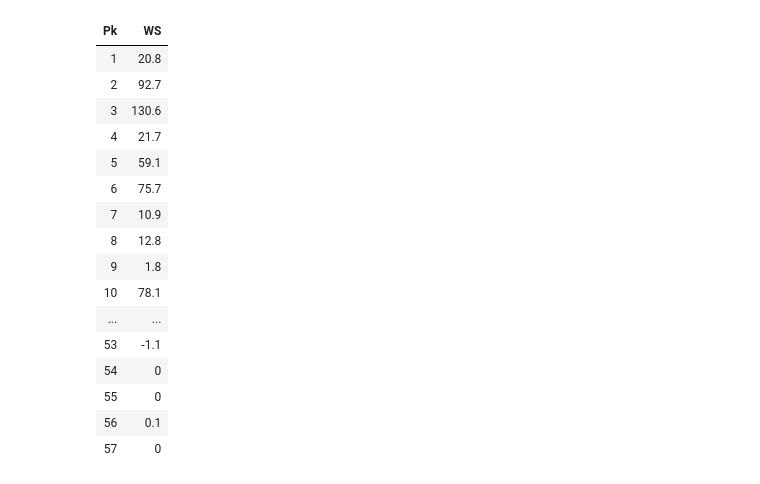
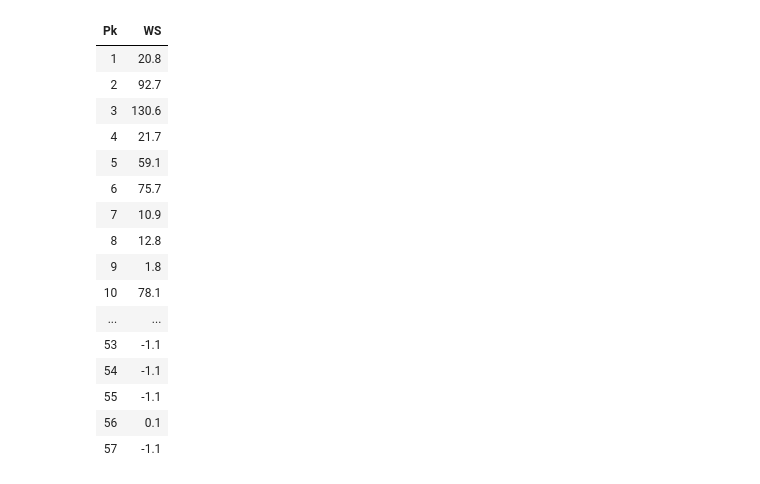
Before and after one commit to canzhiye/nba-draft-adages, a Jupyter notebook: Untitled.ipynb, the cells around one changed output. Saved outputs shown, nothing was run; the diff lists cells and outputs as text; code cells hidden in the pictures.

```diff
--- a/Untitled.ipynb
+++ b/Untitled.ipynb
@@ -9,33 +12,33 @@ anthro_data = [Table.read_table('data/drafts/draft_NBA_' + str(i) + '_stats.csv'
 # %%
 # removes NaNs in WS column for players who never made it to the NBA
 for draft in draft_data:
     if draft != None:
         ws = draft.column('WS')
-        ws = np.nan_to_num(ws)
+        ws[np.isnan(ws)] = np.nanmin(ws)
         draft['WS'] = ws
 
-        pk =
+        pk = draft.column('Pk').astype(int)
         draft['Pk'] = pk
 
 draft_data[2001].select(['Pk', 'WS']).show()
 # %% [output]
 | Pk | WS |
 | 1 | 20.8 |
 | 2 | 92.7 |
 | 3 | 130.6 |
 | 4 | 21.7 |
 | 5 | 59.1 |
 | 6 | 75.7 |
 | 7 | 10.9 |
 | 8 | 12.8 |
 | 9 | 1.8 |
 | 10 | 78.1 |
 | ... | ... |
 | 53 | -1.1 |
-| 54 | 0 |
-| 55 | 0 |
+| 54 | -1.1 |
+| 55 | -1.1 |
 | 56 | 0.1 |
-| 57 | 0 |
+| 57 | -1.1 |
 # %%
 win_shares = Table().with_column('Pk', np.arange(1, 59))
 
```
Also changed, not shown: parts of 4 cells of this notebook.
